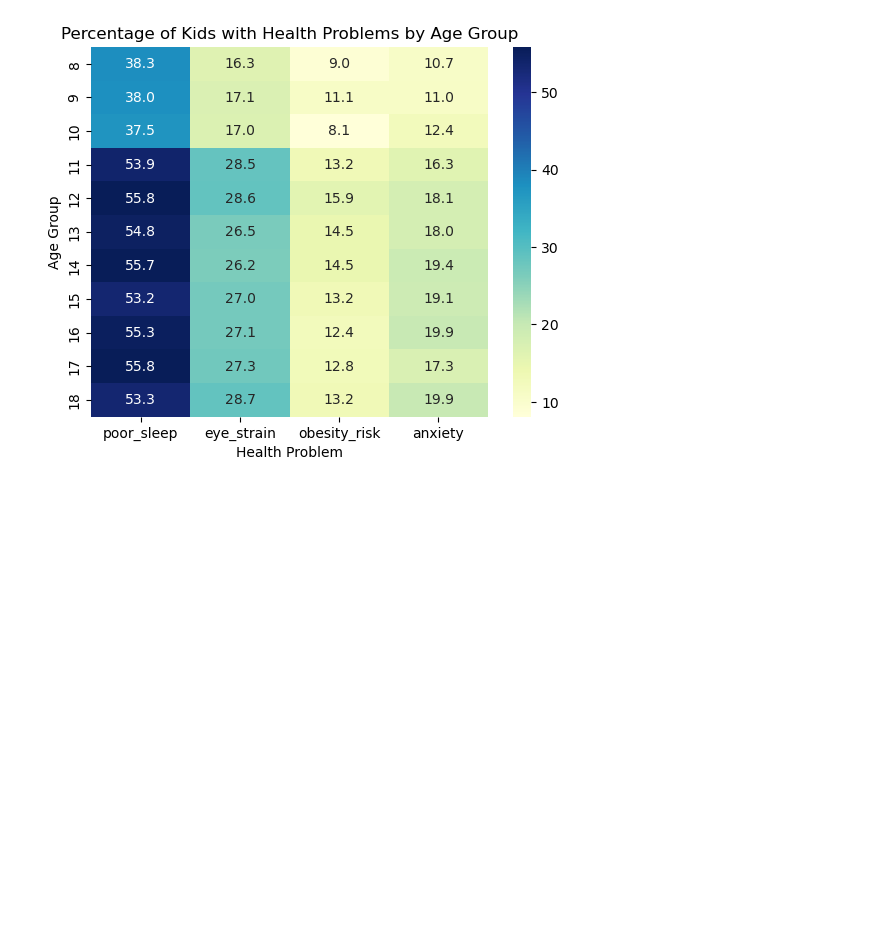
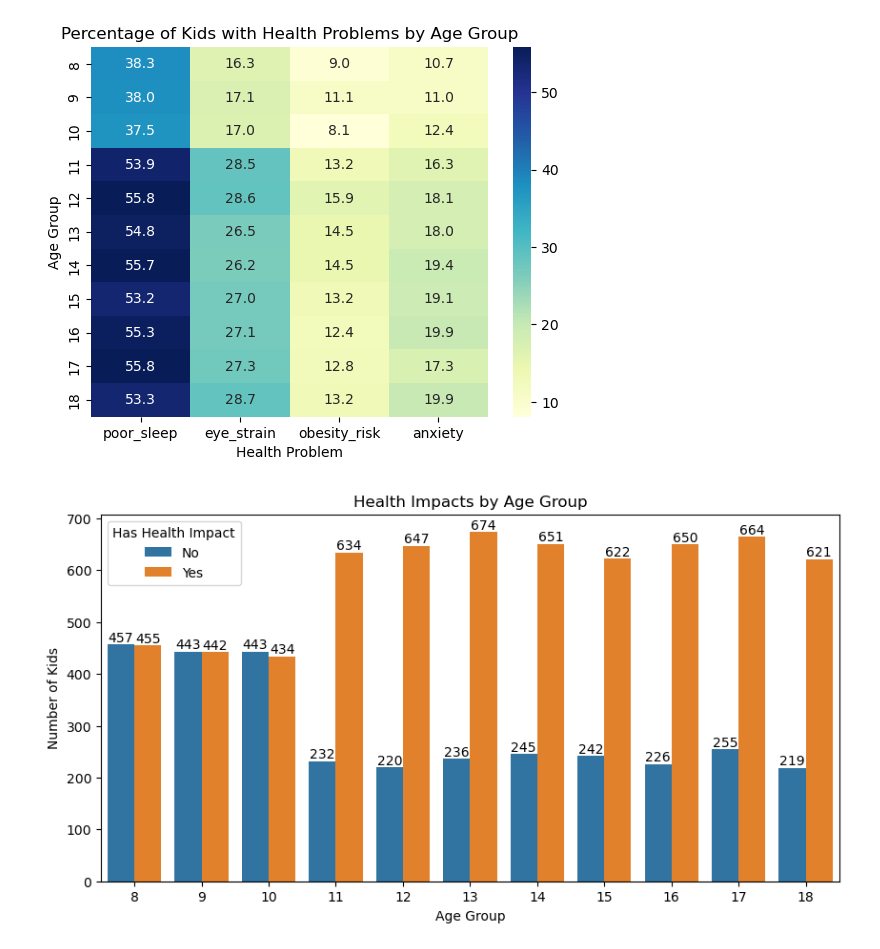
Before and after one commit to suranjanrana/indian-kids-screen-time-analysis, a Jupyter notebook: screen_time_analysis.ipynb, the cells around one changed output. Drawn from its saved outputs; the diff is of its cells as text; code cells hidden in the pictures; blank space fills up the shorter version.

Commit message:
Added new charts

```diff
--- a/screen_time_analysis.ipynb
+++ b/screen_time_analysis.ipynb
@@ -425,3 +425,17 @@ plt.ylabel("Age Group")
 plt.show()
 # %% [output]
 [figure]
+# %%
+plt.figure(figsize=(10, 5))
+ax = sns.countplot(data=df, x="age", hue="has_health_impact")
+
+for container in ax.containers:
+    ax.bar_label(container, fmt="%d")
+
+plt.xlabel("Age Group")
+plt.ylabel("Number of Kids")
+plt.title("Health Impacts by Age Group")
+plt.legend(title="Has Health Impact", labels=["No", "Yes"])
+plt.show()
+# %% [output]
+[figure, added]
```
Also changed, not shown: parts of 2 cells of this notebook.
